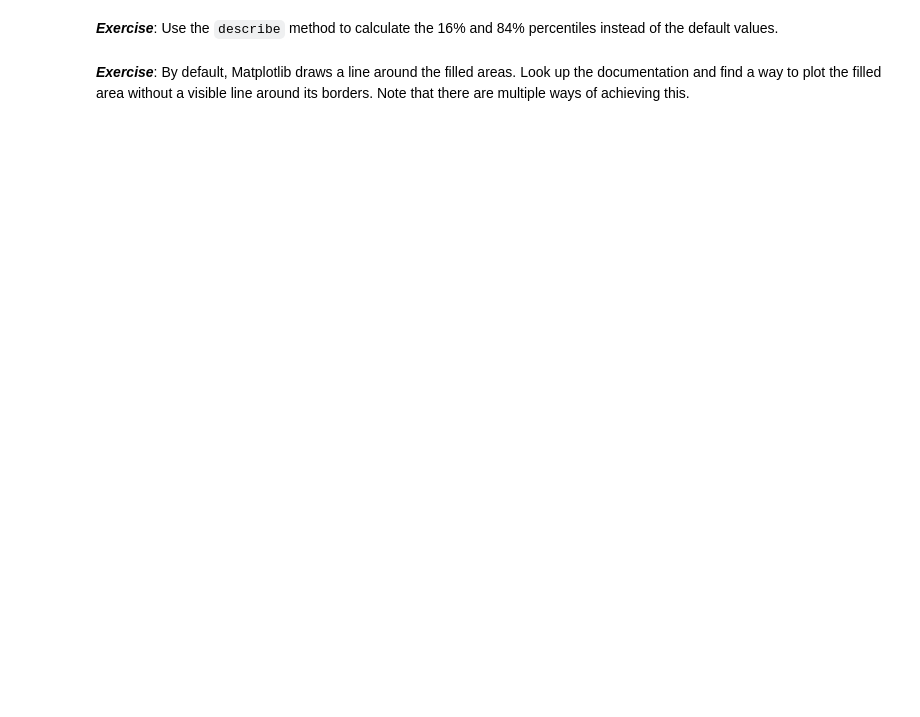
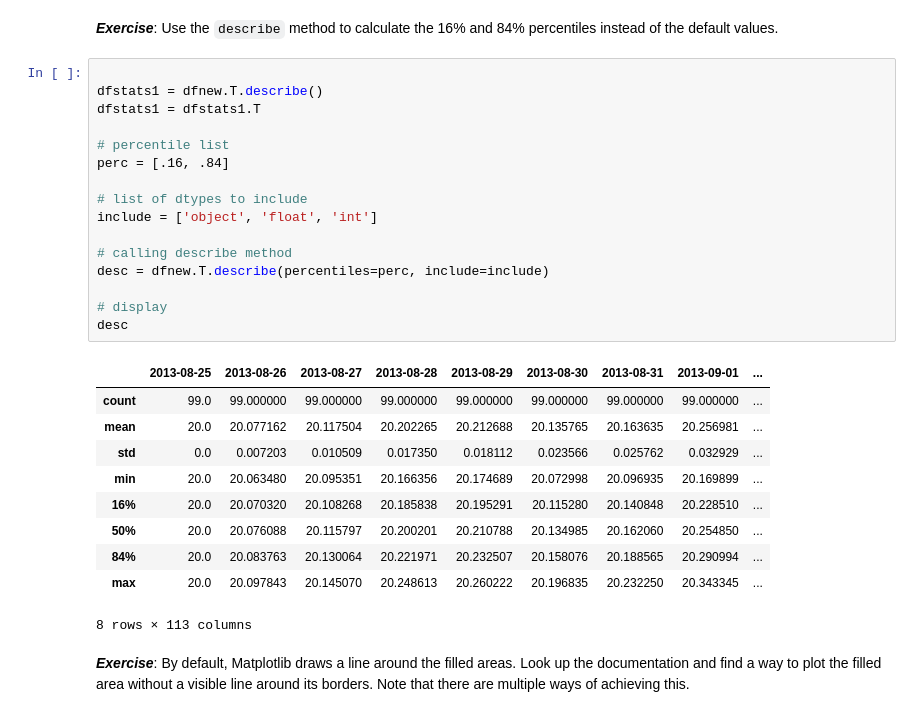
Before and after one commit to vincentpost/PythonMasterclass, a Jupyter notebook: session_07_plotting.ipynb, the cells around one changed output. Cells and saved outputs as stored; diff of their text form; blank space fills up the shorter version.

```diff
--- a/session_07_plotting.ipynb
+++ b/session_07_plotting.ipynb
@@ -121,4 +167,31 @@ ax.plot(dfstats.index, dfstats["50%"], color='C0');
 # %% [markdown]
 ***Exercise***: Use the `describe` method to calculate the 16% and 84% percentiles instead of the default values.
+# %%
+
+dfstats1 = dfnew.T.describe()
+dfstats1 = dfstats1.T
+
+# percentile list
+perc = [.16, .84]
+
+# list of dtypes to include
+include = ['object', 'float', 'int']
+
+# calling describe method
+desc = dfnew.T.describe(percentiles=perc, include=include)
+
+# display
+desc
+# %% [output]
+|  | 2013-08-25 | 2013-08-26 | 2013-08-27 | 2013-08-28 | 2013-08-29 | 2013-08-30 | 2013-08-31 | 2013-09-01 | ... |
+| count | 99.0 | 99.000000 | 99.000000 | 99.000000 | 99.000000 | 99.000000 | 99.000000 | 99.000000 | ... |
+| mean | 20.0 | 20.077162 | 20.117504 | 20.202265 | 20.212688 | 20.135765 | 20.163635 | 20.256981 | ... |
+| std | 0.0 | 0.007203 | 0.010509 | 0.017350 | 0.018112 | 0.023566 | 0.025762 | 0.032929 | ... |
+| min | 20.0 | 20.063480 | 20.095351 | 20.166356 | 20.174689 | 20.072998 | 20.096935 | 20.169899 | ... |
+| 16% | 20.0 | 20.070320 | 20.108268 | 20.185838 | 20.195291 | 20.115280 | 20.140848 | 20.228510 | ... |
+| 50% | 20.0 | 20.076088 | 20.115797 | 20.200201 | 20.210788 | 20.134985 | 20.162060 | 20.254850 | ... |
+| 84% | 20.0 | 20.083763 | 20.130064 | 20.221971 | 20.232507 | 20.158076 | 20.188565 | 20.290994 | ... |
+| max | 20.0 | 20.097843 | 20.145070 | 20.248613 | 20.260222 | 20.196835 | 20.232250 | 20.343345 | ... |
+8 rows × 113 columns
 # %% [markdown]
 ***Exercise***: By default, Matplotlib draws a line around the filled areas. Look up the documentation and find a way to plot the filled area without a visible line around its borders. Note that there are multiple ways of achieving this.
```
Also changed, not shown: parts of 12 cells of this notebook, 1 other file.
